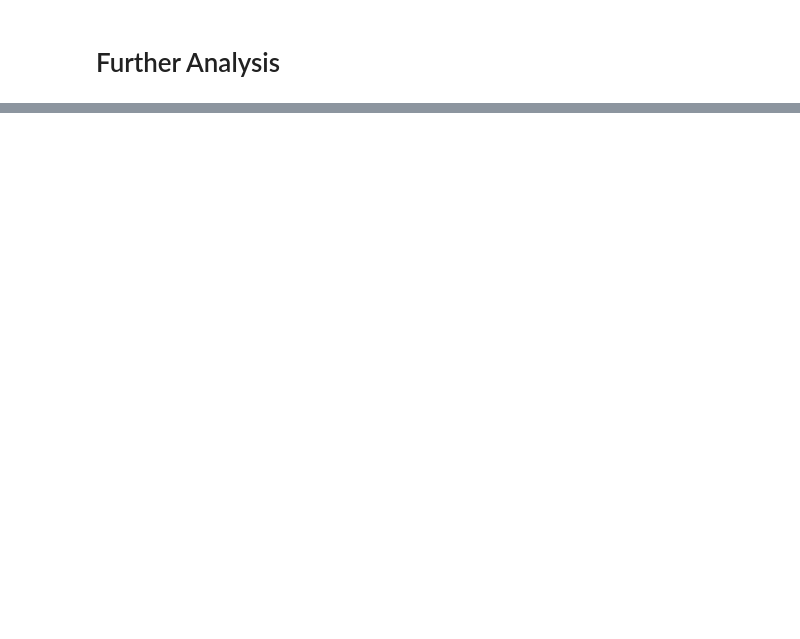
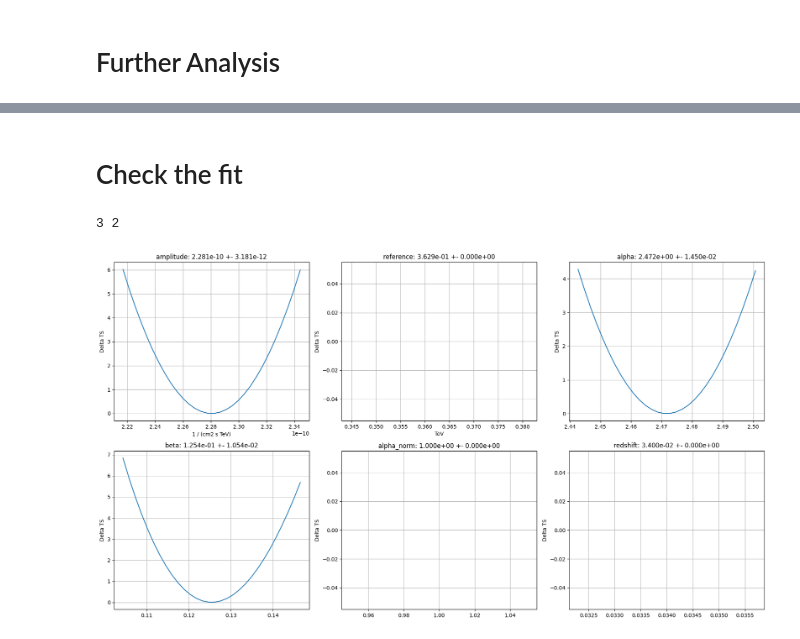
Before and after one commit to cta-japan-oda/OnsiteDataAnalysis2023, a Jupyter notebook: Chap6_DL3toFlux/dl3_to_sed_for_ASWG_extended.ipynb, the cells around one changed output, grey strips where cells are left out. Drawn from its saved outputs; the diff is of its cells as text; code cells hidden in the pictures; blank space fills up the shorter version.

```diff
--- a/Chap6_DL3toFlux/dl3_to_sed_for_ASWG_extended.ipynb
+++ b/Chap6_DL3toFlux/dl3_to_sed_for_ASWG_extended.ipynb
@@ -271,0 +506,5 @@ stacked_dataset = datasets.stack_reduce()
+# %%
+model_lp_ebl_d = SkyModel(
+    spectral_model=spectral_model_lp*dominguez,
+    name=obj_name
+)
@@ -271,0 +513,7 @@ stacked_dataset = datasets.stack_reduce()
+# %%
+stacked_dataset.models = model_lp_ebl_d
+# %%
+# Fitting the model to the dataset
+fit = Fit()
+result = fit.run(datasets=stacked_dataset)
+model_best = model_lp_ebl_d
@@ -271,0 +679,29 @@ stacked_dataset = datasets.stack_reduce()
+# %% [markdown]
+# Check the fit
+# %%
+if len(stacked_dataset.models.parameters)> 3:
+    nrow = int(np.sqrt(len(stacked_dataset.models.parameters)))
+    ncol = int(np.ceil(len(stacked_dataset.models.parameters)/nrow))
+else:
+    ncol = len(stacked_dataset.models.parameters)
+    nrow = 1
+print(ncol, nrow)
+# %% [output]
+3 2
+# %%
+plt.figure(figsize=(ncol*6, nrow*5))
+total_stat = result.total_stat
+for i, par in enumerate(stacked_dataset.models.parameters):
+    par.scan_n_values = 30
+
+    profile = fit.stat_profile(datasets=[stacked_dataset], parameter=par)
+
+    plt.subplot(nrow, ncol, i+1)
+    plt.plot(profile[f"Mrk421.spectral.{par.name}_scan"], profile["stat_scan"] - total_stat)
+    plt.xlabel(f"{par.unit}")
+    plt.ylabel("Delta TS")
+    plt.grid()
+    plt.title(f"{par.name}: {par.value:.3e} +- {par.error:.3e}")
+plt.tight_layout()
+# %% [output]
+[figure, added]
```
Also changed, not shown: parts of 48 cells of this notebook.
